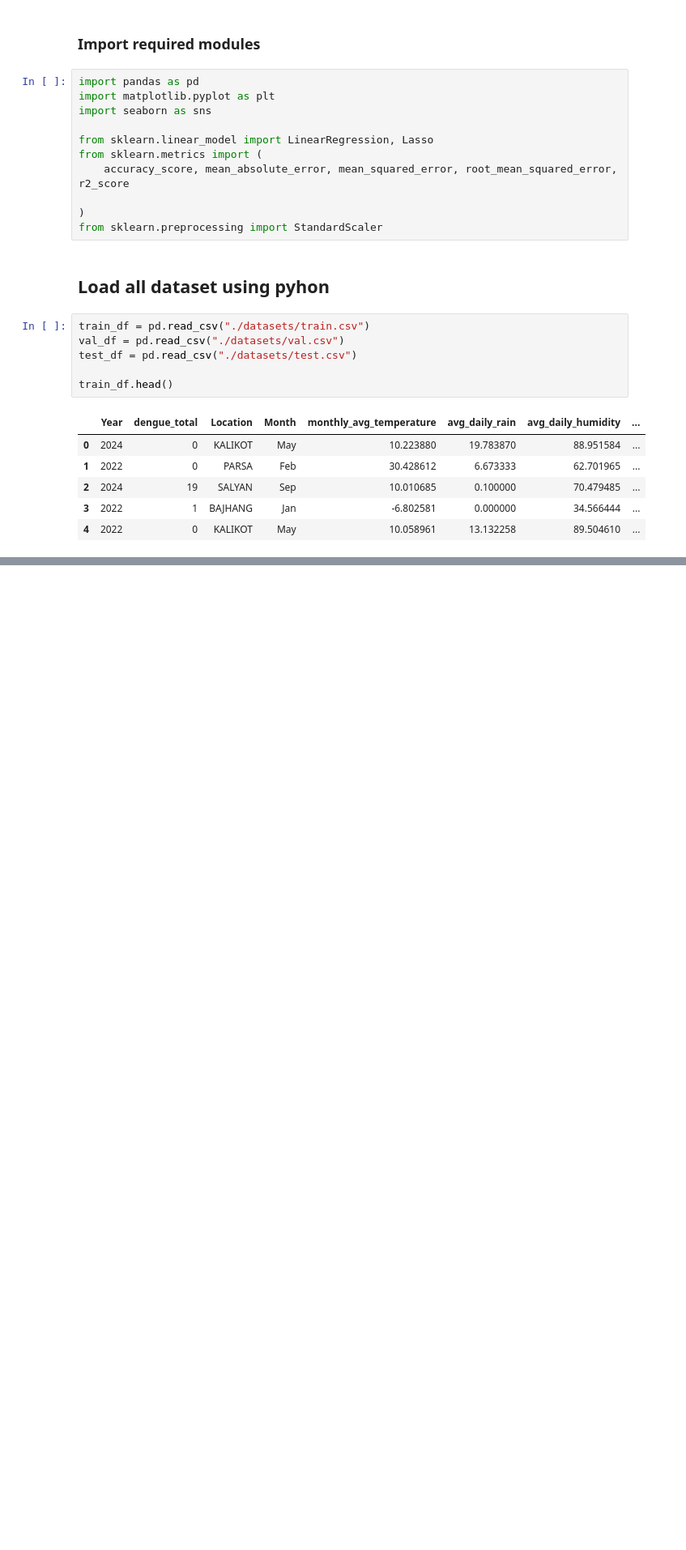
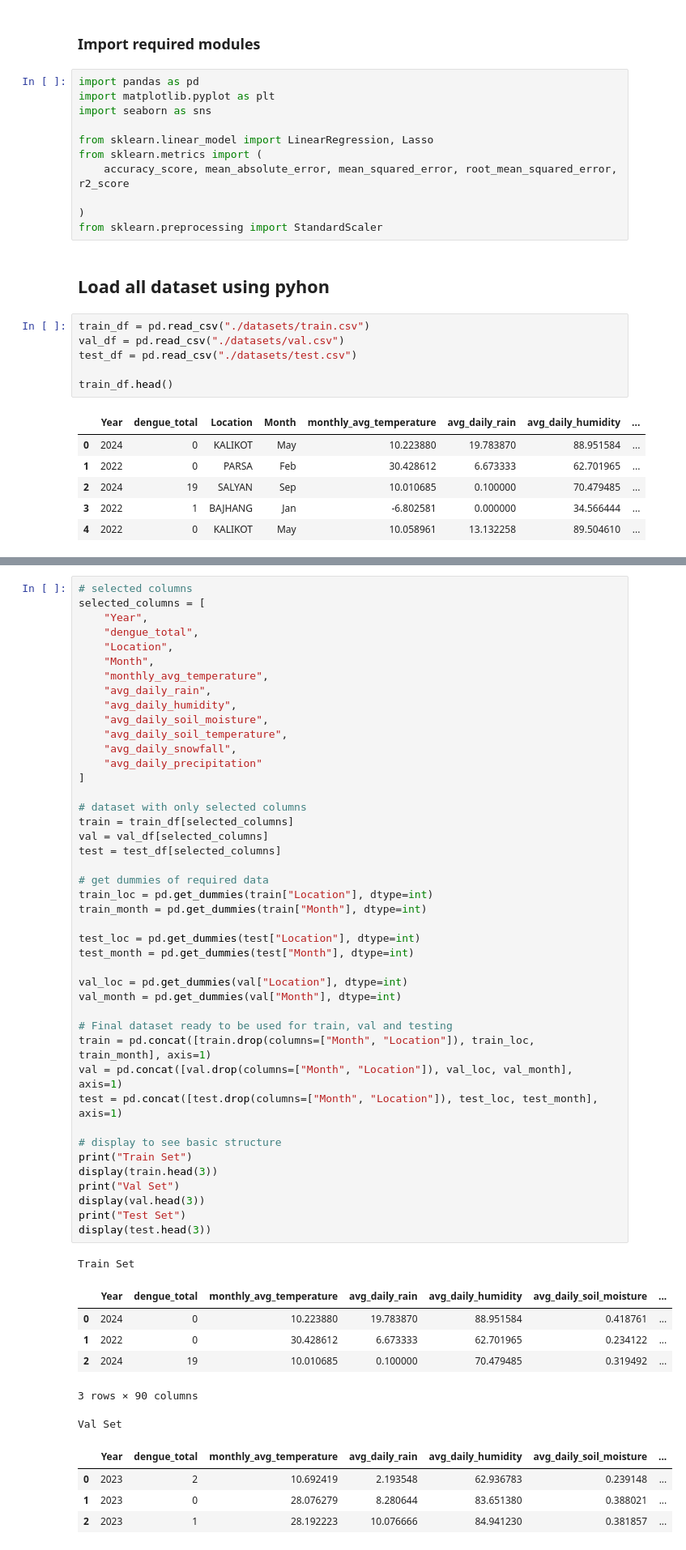
Before and after one commit to tikadatta2005/ML_GROUP_ASSIGNMENT, a Jupyter notebook: linear.ipynb, the cells around one changed output, grey strips where cells are left out. Shown at 81% size. Cells and saved outputs as stored; diff of their text form; blank space fills up the shorter version.

Commit message:
update/ extracted only required features

```diff
--- a/linear.ipynb
+++ b/linear.ipynb
@@ -28,0 +31,55 @@ train_df.head()
+# %%
+# selected columns
+selected_columns = [
+    "Year",
+    "dengue_total",
+    "Location",
+    "Month",
+    "monthly_avg_temperature",
+    "avg_daily_rain",
+    "avg_daily_humidity",
+    "avg_daily_soil_moisture",
+    "avg_daily_soil_temperature",
+    "avg_daily_snowfall",
+    "avg_daily_precipitation"
+]
+
+# dataset with only selected columns
+train = train_df[selected_columns]
+val = val_df[selected_columns]
+test = test_df[selected_columns]
+
+# get dummies of required data
+train_loc = pd.get_dummies(train["Location"], dtype=int)
+train_month = pd.get_dummies(train["Month"], dtype=int)
+
+test_loc = pd.get_dummies(test["Location"], dtype=int)
+test_month = pd.get_dummies(test["Month"], dtype=int)
+
+val_loc = pd.get_dummies(val["Location"], dtype=int)
+val_month = pd.get_dummies(val["Month"], dtype=int)
+
+# Final dataset ready to be used for train, val and testing
+train = pd.concat([train.drop(columns=["Month", "Location"]), train_loc, train_month], axis=1)
+val = pd.concat([val.drop(columns=["Month", "Location"]), val_loc, val_month], axis=1)
+test = pd.concat([test.drop(columns=["Month", "Location"]), test_loc, test_month], axis=1)
+
+# display to see basic structure
+print("Train Set")
+display(train.head(3))
+print("Val Set")
+display(val.head(3))
+print("Test Set")
+display(test.head(3))
+# %% [output]
+Train Set
+|  | Year | dengue_total | monthly_avg_temperature | avg_daily_rain | avg_daily_humidity | avg_daily_soil_moisture | ... |
+| 0 | 2024 | 0 | 10.223880 | 19.783870 | 88.951584 | 0.418761 | ... |
+| 1 | 2022 | 0 | 30.428612 | 6.673333 | 62.701965 | 0.234122 | ... |
+| 2 | 2024 | 19 | 10.010685 | 0.100000 | 70.479485 | 0.319492 | ... |
+3 rows × 90 columns
+Val Set
+|  | Year | dengue_total | monthly_avg_temperature | avg_daily_rain | avg_daily_humidity | avg_daily_soil_moisture | ... |
+| 0 | 2023 | 2 | 10.692419 | 2.193548 | 62.936783 | 0.239148 | ... |
+| 1 | 2023 | 0 | 28.076279 | 8.280644 | 83.651380 | 0.388021 | ... |
+| 2 | 2023 | 1 | 28.192223 | 10.076666 | 84.941230 | 0.381857 | ... |
```
Also changed, not shown: parts of 2 cells of this notebook.
